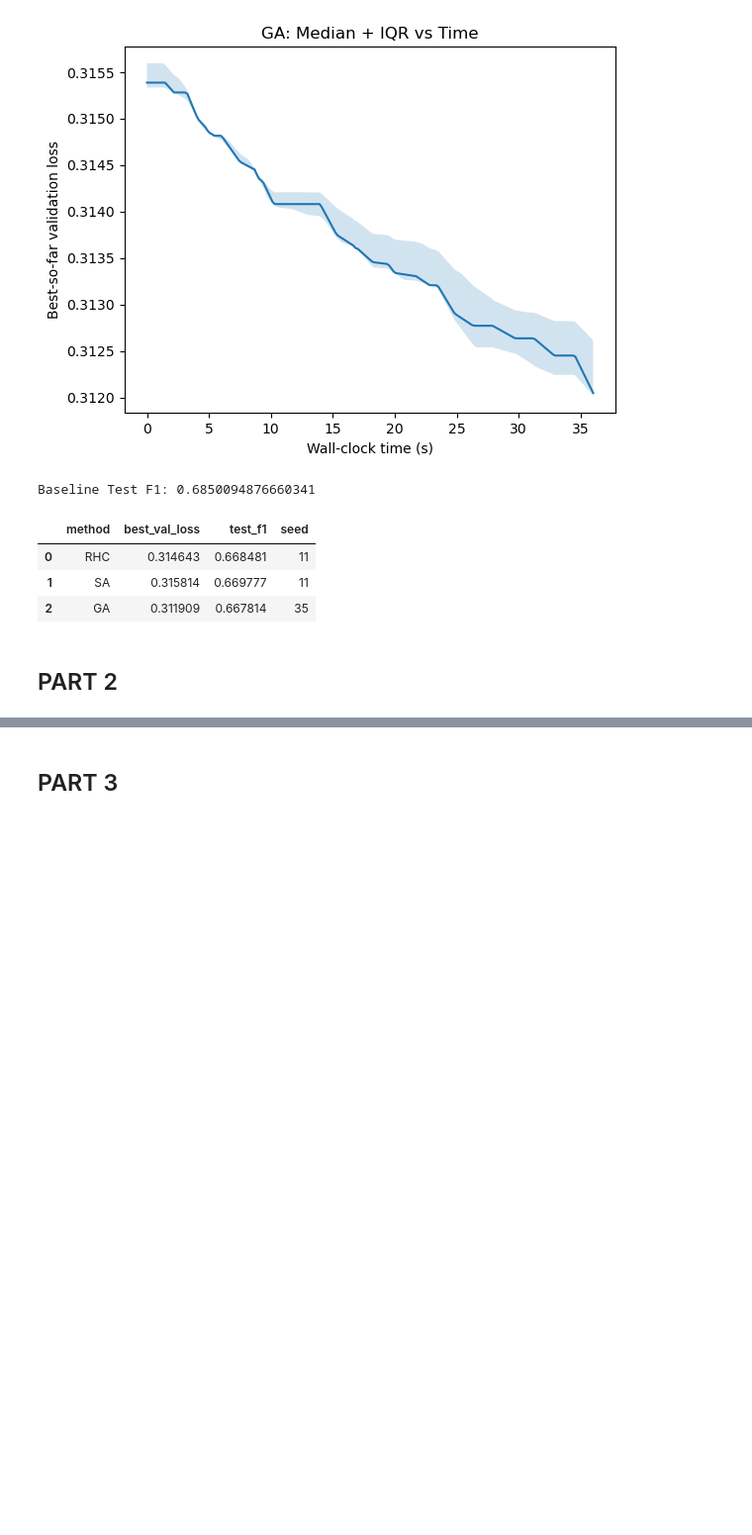
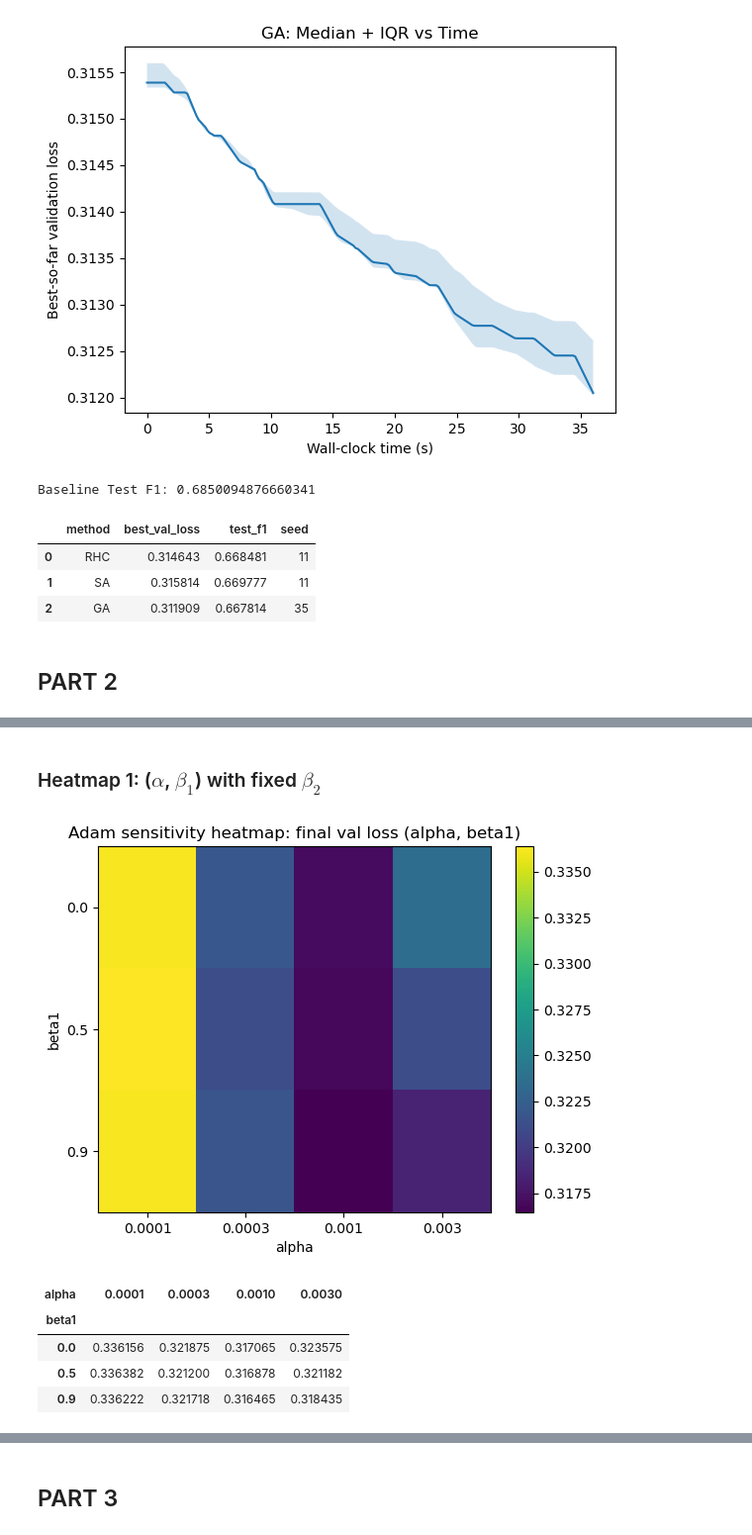
Before and after one commit to lcazorla/cs7641-optimization-uncertainty-learning, a Jupyter notebook: notebooks/analysis_adults.ipynb, the cells around one changed output, grey strips where cells are left out. Shown at 99% size. Drawn from its saved outputs; the diff is of its cells as text; code cells hidden in the pictures; blank space fills up the shorter version.

```diff
--- a/notebooks/analysis_adults.ipynb
+++ b/notebooks/analysis_adults.ipynb
@@ -697,0 +958,51 @@ Baseline Test F1: 0.6850094876660341
+# %% [markdown]
+### Heatmap 1: ($\alpha$, $\beta_1$) with fixed $\beta_2$
+# %%
+import numpy as np
+import pandas as pd
+import matplotlib.pyplot as plt
+
+HM_SEED = 49
+HM_BUDGET = GRAD_BUDGET
+HM_EVAL_EVERY = EVAL_EVERY
+
+alphas = [1e-4, 3e-4, 1e-3, 3e-3]
+beta1s = [0.0, 0.5, 0.9]
+fixed_beta2 = 0.999
+
+records = []
+for a in alphas:
+    for b1 in beta1s:
+        _, _, _, _, final = train_budgeted(
+            make_model_fn=make_model,
+            make_optimizer_fn=lambda params, a=a, b1=b1: torch.optim.Adam(params, lr=a, betas=(b1, fixed_beta2)),
+            train_loader=train_loader,
+            val_loader=val_loader,
+            seed=HM_SEED,
+            grad_budget=HM_BUDGET,
+            eval_every=HM_EVAL_EVERY,
+            l_thresh=None
+        )
+        records.append({"alpha": a, "beta1": b1, "final_val_loss": float(final["val_loss"])})
+
+df_hm_ab1 = pd.DataFrame(records)
+pivot_ab1 = df_hm_ab1.pivot(index="beta1", columns="alpha", values="final_val_loss")
+
+plt.figure()
+plt.imshow(pivot_ab1.values, aspect="auto")
+plt.xticks(range(len(alphas)), [str(x) for x in alphas])
+plt.yticks(range(len(beta1s)), [str(x) for x in beta1s])
+plt.xlabel("alpha")
+plt.ylabel("beta1")
+plt.title("Adam sensitivity heatmap: final val loss (alpha, beta1)")
+plt.colorbar()
+plt.show()
+
+pivot_ab1
+# %% [output]
+[figure, added]
+| alpha | 0.0001 | 0.0003 | 0.0010 | 0.0030 |
+| beta1 |  |  |  |  |
+| 0.0 | 0.336156 | 0.321875 | 0.317065 | 0.323575 |
+| 0.5 | 0.336382 | 0.321200 | 0.316878 | 0.321182 |
+| 0.9 | 0.336222 | 0.321718 | 0.316465 | 0.318435 |
```
Also changed, not shown: parts of 9 cells of this notebook.
